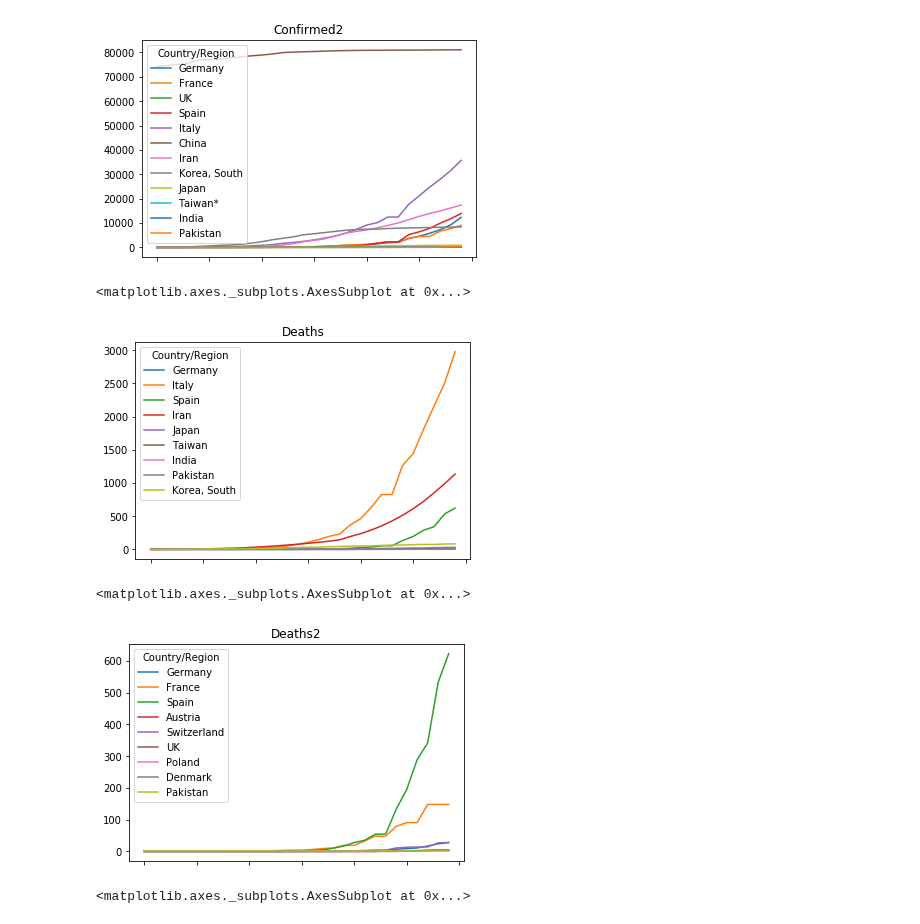
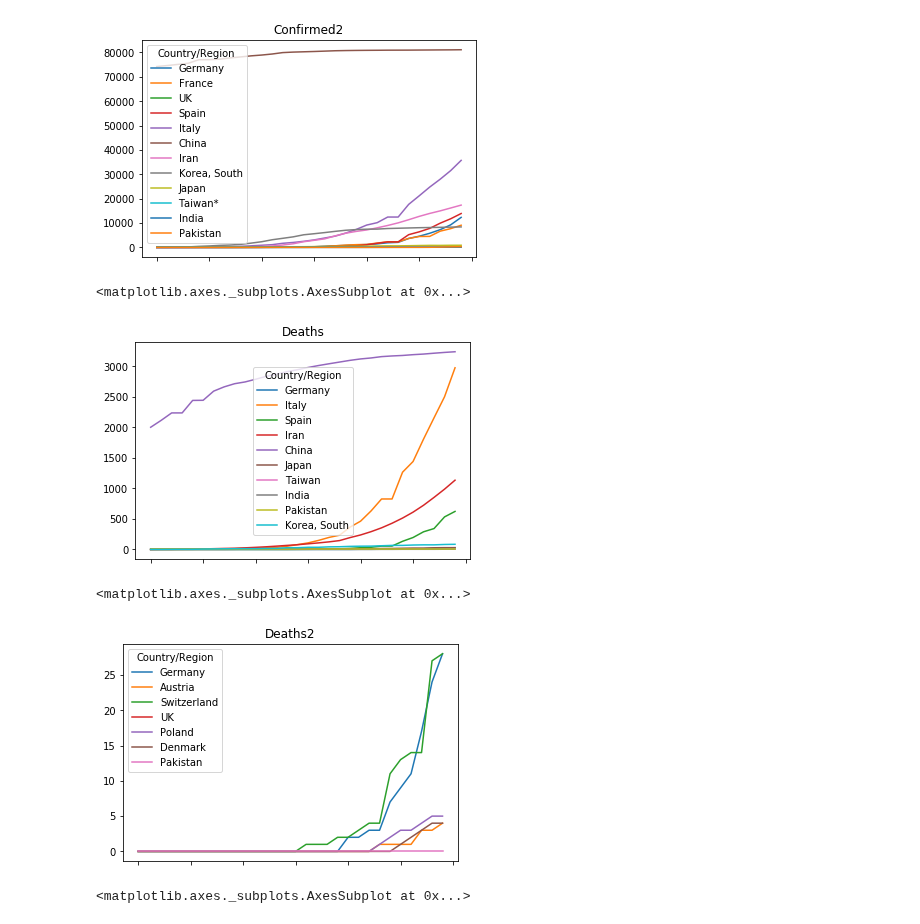
Before and after one commit to HermannBerg/MyCoronAnalysis, a Jupyter notebook: coronanalysis.ipynb, the cells around one changed output. Drawn from its saved outputs; the diff is of its cells as text; code cells hidden in the pictures.

```diff
--- a/coronanalysis.ipynb
+++ b/coronanalysis.ipynb
@@ -31,22 +31,22 @@ cf2.plot.line(title='Confirmed2')
 <matplotlib.axes._subplots.AxesSubplot at 0x...>
 [figure]
 # %%
-selection3 = deaths.loc[['Germany','Italy','Spain','Iran','Japan','Taiwan','India','Pakistan','Korea, South']]
+selection3 = deaths.loc[['Germany','Italy','Spain','Iran','China','Japan','Taiwan','India','Pakistan','Korea, South']]
 ds1 = selection3.transpose().tail(30)
 
 ds1.plot.line(title='Deaths')
 # %% [output]
 <matplotlib.axes._subplots.AxesSubplot at 0x...>
-[figure, old version]
+[figure, new version]
 # %%
-selection4 = deaths.loc[['Germany','France','Spain','Austria','Switzerland','UK','Poland','Denmark','Pakistan']]
+selection4 = deaths.loc[['Germany','Austria','Switzerland','UK','Poland','Denmark','Pakistan']]
 
 ds2 = selection4.transpose().tail(30)
 
 ds2.plot.line(title='Deaths2')
 # %% [output]
 <matplotlib.axes._subplots.AxesSubplot at 0x...>
-[figure, old version]
+[figure, new version]
 # %%
 selection5 = recovered.loc[['Germany','France','Spain','Austria','Switzerland','UK','Poland','Denmark','US','Pakistan']]
 rs1 = selection5.transpose().tail(30)
```
